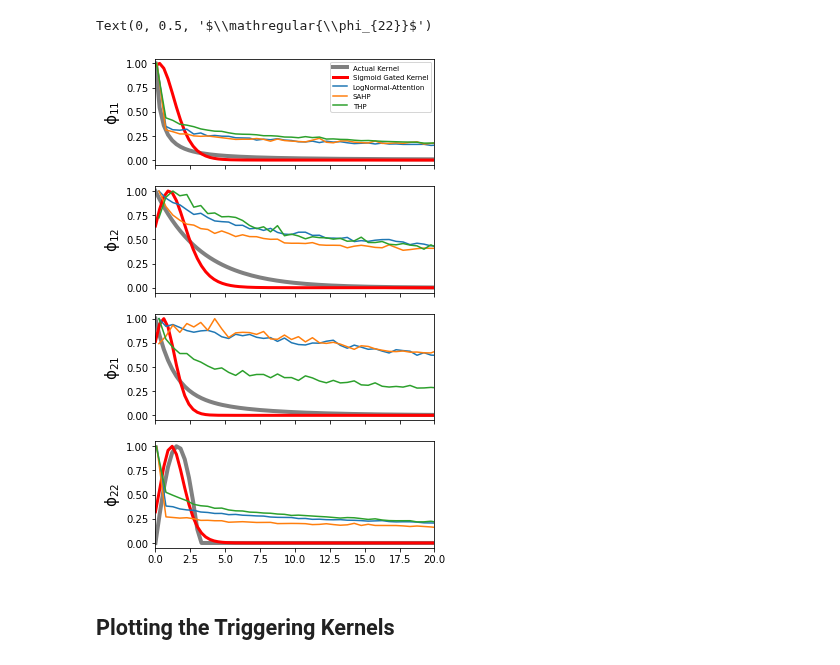
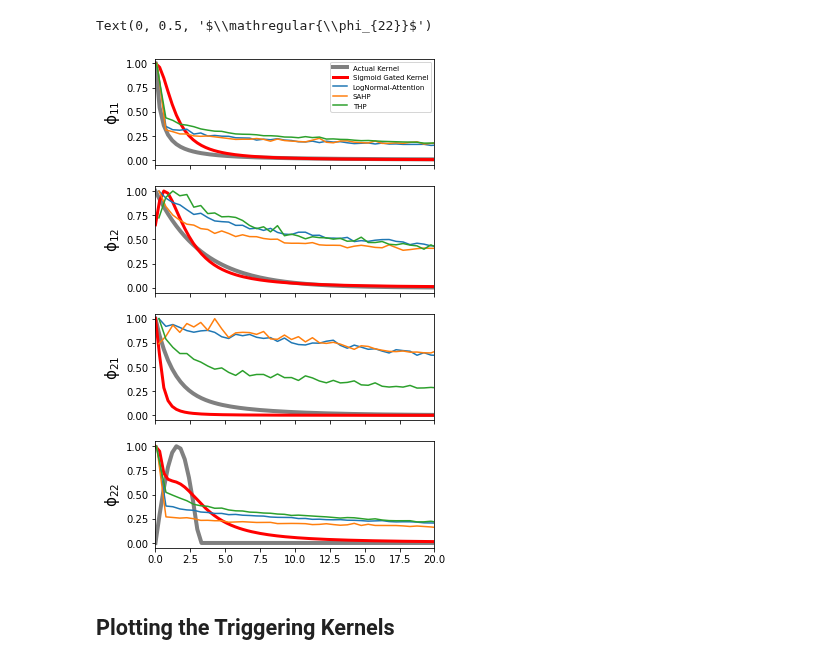
Before and after one commit to yamacisik/gated_kernel_tpp, a Jupyter notebook: figures.ipynb, the cells around one changed output. Saved outputs shown, nothing was run; the diff lists cells and outputs as text; code cells hidden in the pictures.

Commit message:
Learning 2-d with sigmoid

```diff
--- a/figures.ipynb
+++ b/figures.ipynb
@@ -33,12 +33,17 @@ def triggering_kernel(t,n_kernel = 0):
         sin[sin <0] =0
         return sin
 
-def magic_kernel(x, sigma=1, lengthscale=5, alpha=1):
-    d= x
-    k1 = (1 + torch.exp(-d))**(-alpha*2)
-    k2 = torch.exp(-(d) / lengthscale)
+def magic_kernel(x, sigma=1, lengthscale=5, s=1):
+
+    d = x
+    k1 = (1 + torch.exp(-d))**(-s)  ## Took out 2
+    alpha = 1
+    k2 =  (1 + (d ** 2) / (2*alpha * lengthscale ** 2)) ** (-alpha) ## Added 2
+    # k2 =  (1 + (d) / (alpha * lengthscale ** 2)) ** (-alpha)
+
     scores = (sigma)*(k1)*(k2)
 
+
     return scores
 # %%
 params = pd.read_csv('learned_params_2.csv')
@@ -59,0 +85,6 @@ params.tail(12)
+# %%
+plot_times = torch.arange(0,200,0.3)
+values = magic_kernel(plot_times,sigma = 0.260984, lengthscale = 0.164185, s = 6.695501)
+# values = (values - values.min())/(values.max()-values.min())
+plt.plot(plot_times,values,linewidth=3,c ='red',label ='Sigmoid Gated Kernel')
+plt.xlim(0,10)
@@ -60,8 +94,11 @@ params.tail(12)
 # %%
-model_id  = 'e7fbcb7633'
+# model_id  = 'e7fbcb7633'
+
+model_id  = 'fc118a6840'
+
 lengtscales = params.loc[params.Model_ID ==model_id].values[0][1:5]
 sigmas = params.loc[params.Model_ID ==model_id].values[0][5:9]
-alphas = params.loc[params.Model_ID ==model_id].values[0][9:13]
+ss = params.loc[params.Model_ID ==model_id].values[0][9:13]
 # ss = params.loc[params.Model_ID ==model_id].values[0][13:17]
 
 all_times = np.load('other_model_times.npy')
@@ -75,40 +112,40 @@ plot_index = 0
 for i in range(len(axes)):
 
 
-    values = magic_kernel(plot_times,sigma = sigmas[plot_index], lengthscale = lengtscales[plot_index], alpha = alphas[plot_index])
+    values = magic_kernel(plot_times,sigma = sigmas[plot_index], lengthscale = lengtscales[plot_index], s = ss[plot_index])
     values = (values - values.min())/(values.max()-values.min())
 
     real_values = triggering_kernel(plot_times,plot_index)
     real_values = (real_values - real_values.min())/(real_values.max()-real_values.min())
 
     axes[i].plot(plot_times,real_values,linewidth=4,c ='gray',label ='Actual Kernel')
     axes[i].plot(plot_times,values,linewidth=3,c ='red',label ='Sigmoid Gated Kernel')
 
     axes[i].set_xlim(0,20)
 
 
     for j in range(3):
 
         times =all_times[j][plot_index]
         kernels = all_results[j][plot_index]
         kernels = (kernels - kernels.min())/(kernels.max()-kernels.min())
         axes[i].plot(times,kernels,label = names[j])
 #         axes[i].set_xlim(0,20)
 
 #     axes[i].plot(plot_times,values,linewidth=4,c ='red',label ='Sigmoid Gated Kernel')
 #     axes[i].set_xlabel('t',size = 15)
 
     plot_index+=1
 
 axes[0].legend(prop={'size': 7})
 axes[0].set_ylabel('$\mathregular{\phi_{11}}$',size = 15)
 
 axes[1].set_ylabel('$\mathregular{\phi_{12}}$',size = 15)
 axes[2].set_ylabel('$\mathregular{\phi_{21}}$',size = 15)
 axes[3].set_ylabel('$\mathregular{\phi_{22}}$',size = 15)
 # %% [output]
 Text(0, 0.5, '$\\mathregular{\\phi_{22}}$')
-[figure, old version]
+[figure, new version]
 # %% [markdown]
 ## Plotting the Triggering Kernels
 # %%
```
Also changed, not shown: parts of 3 cells of this notebook, 2 other files.
